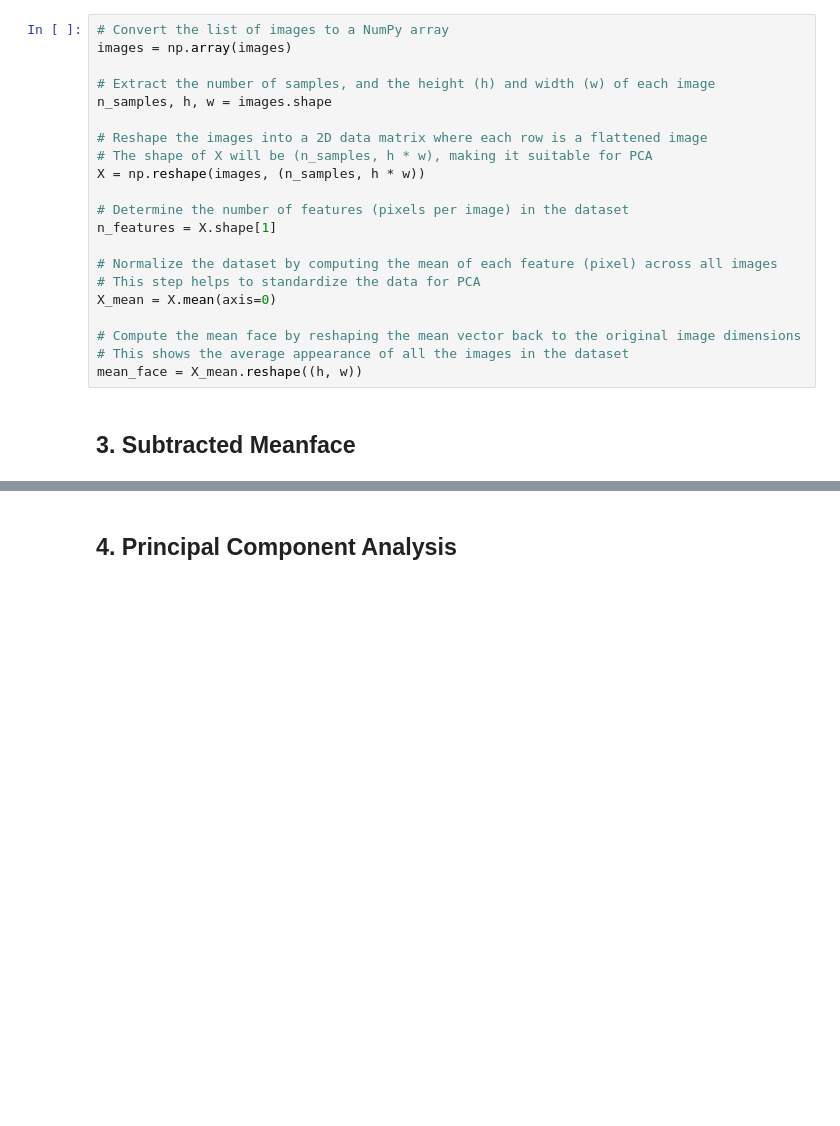
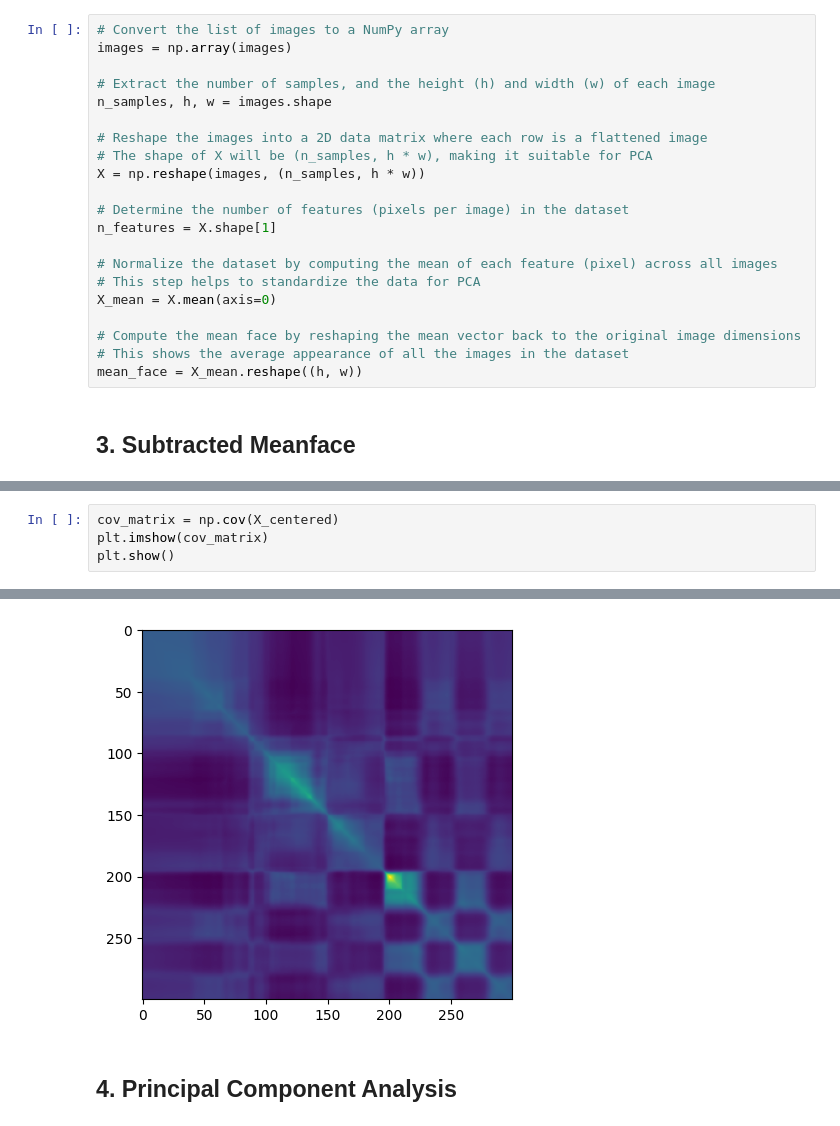
Before and after one commit to john-s-butler-dit/Maths-in-the-Wild, a Jupyter notebook: 05_EigenFaces/CODE/MitW_EigenFace.ipynb, the cells around one changed output, grey strips where cells are left out. Drawn from its saved outputs; the diff is of its cells as text; blank space fills up the shorter version.

```diff
--- a/05_EigenFaces/CODE/MitW_EigenFace.ipynb
+++ b/05_EigenFaces/CODE/MitW_EigenFace.ipynb
@@ -246,0 +251,5 @@ X_centered = X - X_mean
+# %%
+cov_matrix = np.cov(X_centered)
+plt.imshow(cov_matrix)
+plt.show()
+# %% [output]
@@ -247,3 +257,4 @@ X_centered = X - X_mean
+[figure, added]
 # %% [markdown]
 ## 4. Principal Component Analysis
 # %%
```
Also changed, not shown: parts of 12 cells of this notebook, 8 other files.
